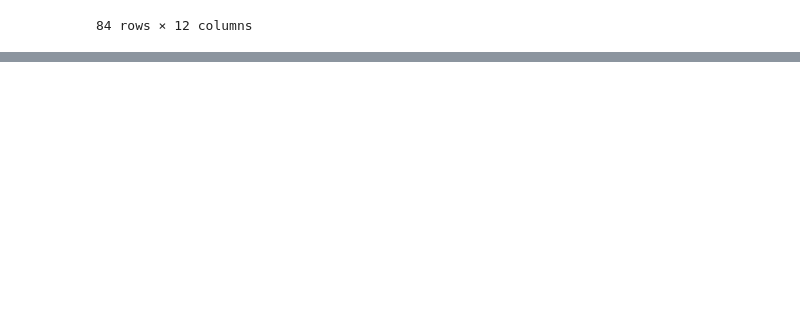
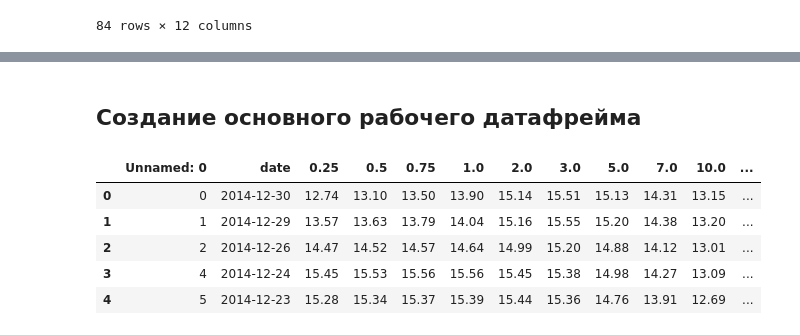
Before and after one commit to VsevolodZaostrovsky/MOEX-Yield-Curve-Forecasting, a Jupyter notebook: DataWork/main.ipynb, the cells around one changed output, grey strips where cells are left out. Drawn from its saved outputs; the diff is of its cells as text; code cells hidden in the pictures; blank space fills up the shorter version.

```diff
--- a/DataWork/main.ipynb
+++ b/DataWork/main.ipynb
@@ -316,0 +284,22 @@ curve_us_to_month
+# %% [markdown]
+## Создание основного рабочего датафрейма
+# %%
+main_df = pd.read_csv("RussianCurve.csv")
+# %%
+main_df.head()
+main_df['date'] = pd.to_datetime(main_df["date"])
+# %%
+opec_oil = pd.read_csv('QDL-OPEC.csv')
+opec_oil["date"] = pd.to_datetime(opec_oil["date"])
+opec_oil.drop(opec_oil[(opec_oil['date'] < '2008-01-9') | (opec_oil['date'] > '2014-12-30')].index, inplace=True)
+# %%
+main_df = main_df.merge(opec_oil)
+# %%
+main_df.head()
+# %% [output]
+|  | Unnamed: 0 | date | 0.25 | 0.5 | 0.75 | 1.0 | 2.0 | 3.0 | 5.0 | 7.0 | 10.0 | ... |
+| 0 | 0 | 2014-12-30 | 12.74 | 13.10 | 13.50 | 13.90 | 15.14 | 15.51 | 15.13 | 14.31 | 13.15 | ... |
+| 1 | 1 | 2014-12-29 | 13.57 | 13.63 | 13.79 | 14.04 | 15.16 | 15.55 | 15.20 | 14.38 | 13.20 | ... |
+| 2 | 2 | 2014-12-26 | 14.47 | 14.52 | 14.57 | 14.64 | 14.99 | 15.20 | 14.88 | 14.12 | 13.01 | ... |
+| 3 | 4 | 2014-12-24 | 15.45 | 15.53 | 15.56 | 15.56 | 15.45 | 15.38 | 14.98 | 14.27 | 13.09 | ... |
+| 4 | 5 | 2014-12-23 | 15.28 | 15.34 | 15.37 | 15.39 | 15.44 | 15.36 | 14.76 | 13.91 | 12.69 | ... |
```
Also changed, not shown: parts of 6 cells of this notebook, 1 other file.
